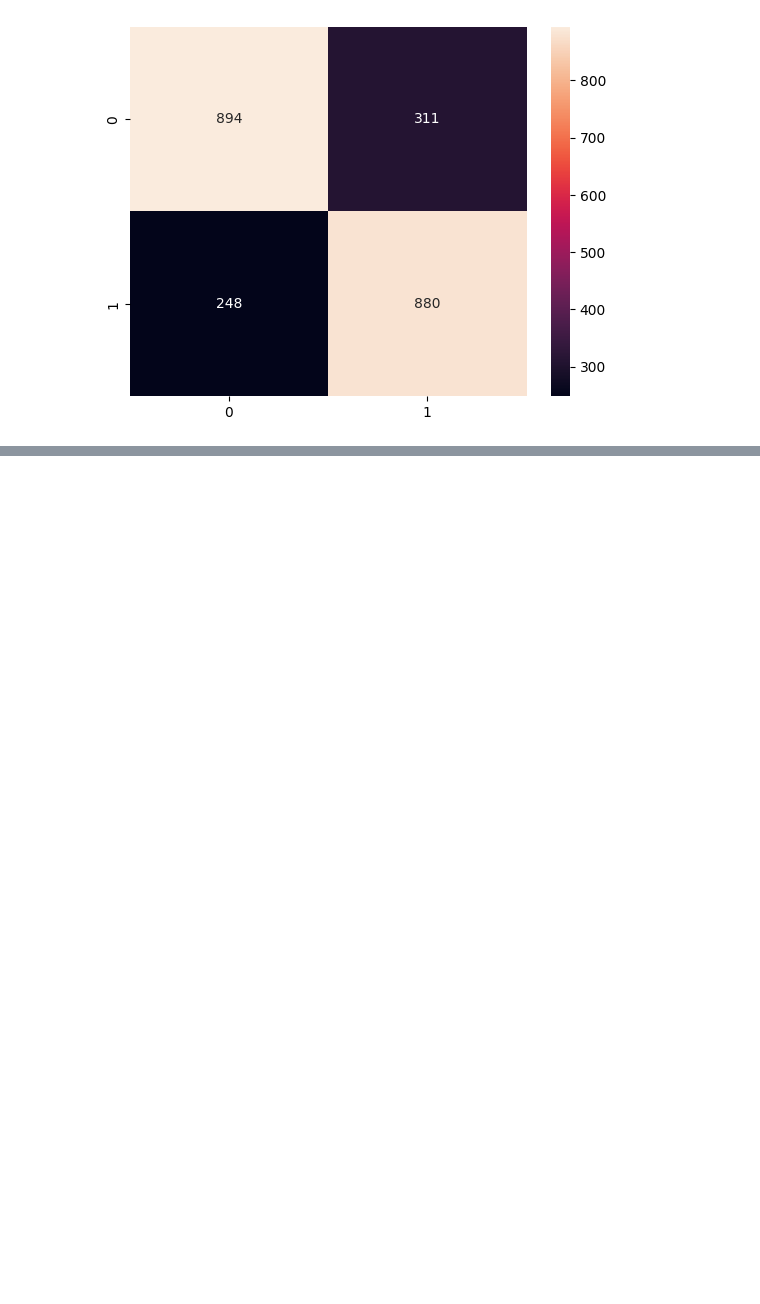
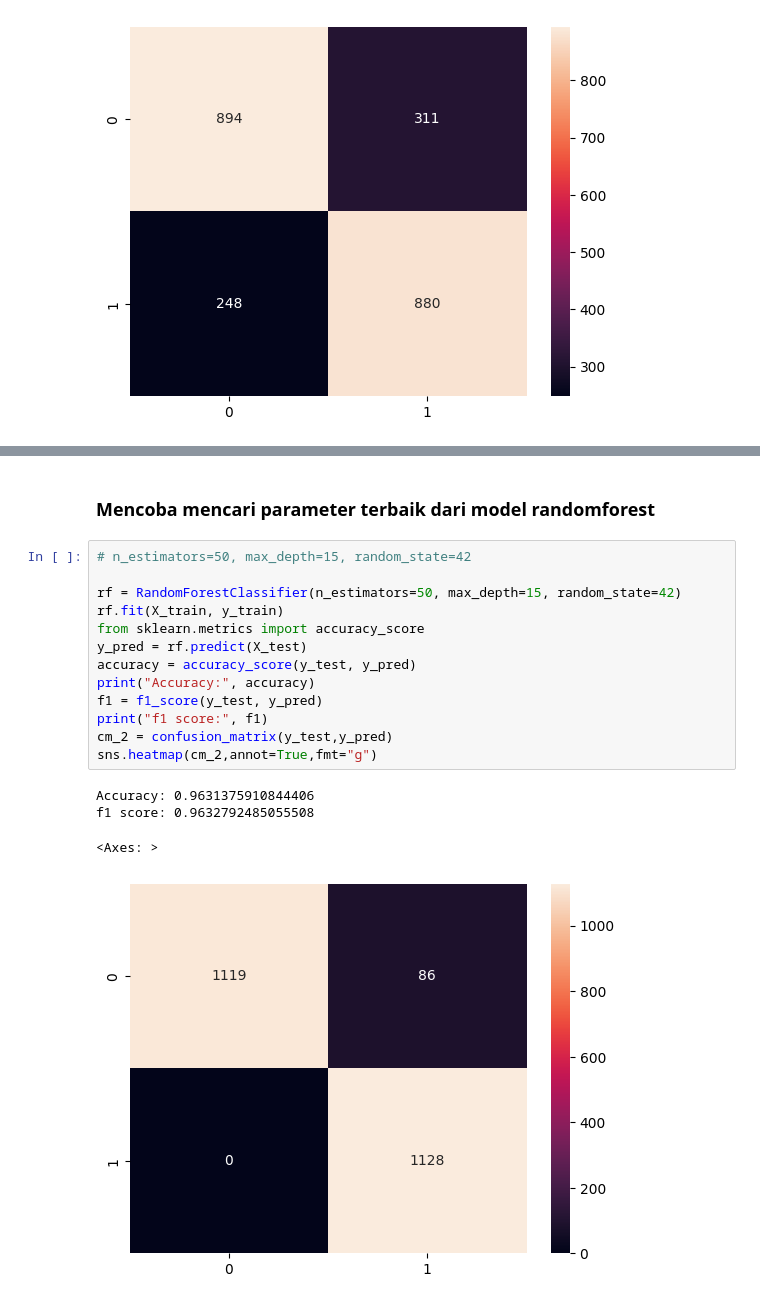
Before and after one commit to Fadhil-hi/Intern-BCC-2024, a Jupyter notebook: Code/models/Model_klasifikasi/banding_model.ipynb, the cells around one changed output, grey strips where cells are left out. Cells and saved outputs as stored; diff of their text form; blank space fills up the shorter version.

```diff
--- a/Code/models/Model_klasifikasi/banding_model.ipynb
+++ b/Code/models/Model_klasifikasi/banding_model.ipynb
@@ -168,0 +216,20 @@ with open('best_classify.pkl', 'wb') as f:
+# %% [markdown]
+### Mencoba mencari parameter terbaik dari model randomforest
+# %%
+# n_estimators=50, max_depth=15, random_state=42
+
+rf = RandomForestClassifier(n_estimators=50, max_depth=15, random_state=42)
+rf.fit(X_train, y_train)
+from sklearn.metrics import accuracy_score
+y_pred = rf.predict(X_test)
+accuracy = accuracy_score(y_test, y_pred)
+print("Accuracy:", accuracy)
+f1 = f1_score(y_test, y_pred)
+print("f1 score:", f1)
+cm_2 = confusion_matrix(y_test,y_pred)
+sns.heatmap(cm_2,annot=True,fmt="g")
+# %% [output]
+Accuracy: 0.9631375910844406
+f1 score: 0.9632792485055508
+<Axes: >
+[figure, added]
```
Also changed, not shown: parts of 7 cells of this notebook, 1 other file.
